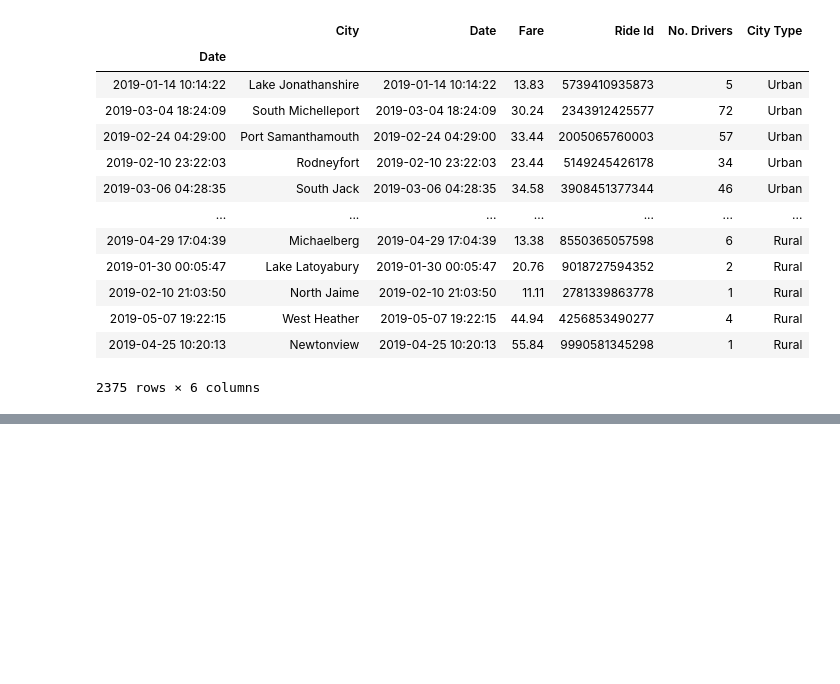
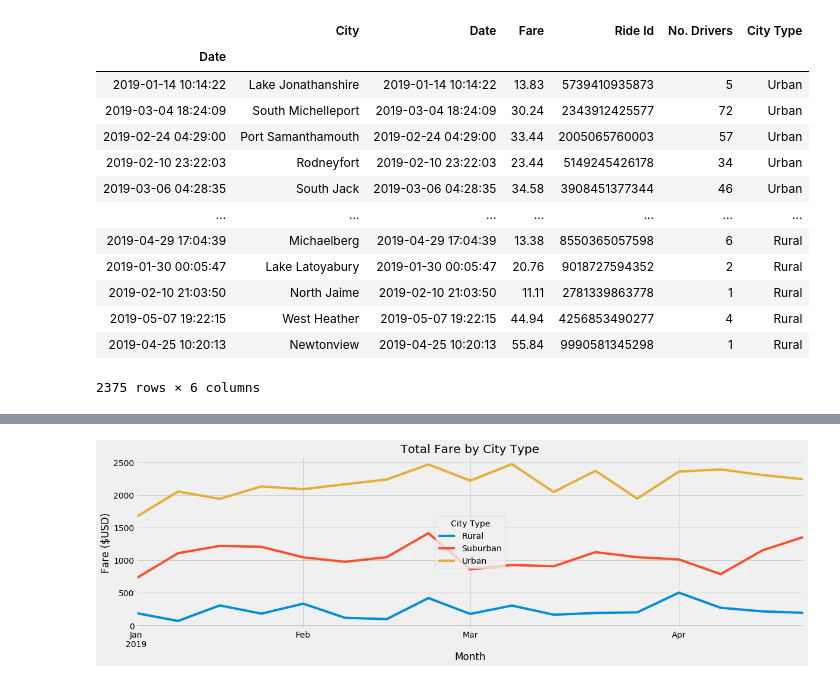
Before and after one commit to jmerkel/Driver-Fares_MatPlotLib-Practice, a Jupyter notebook: PyBer Analysis.ipynb, the cells around one changed output, grey strips where cells are left out. Drawn from its saved outputs; the diff is of its cells as text; code cells hidden in the pictures; blank space fills up the shorter version.

```diff
--- a/PyBer Analysis.ipynb
+++ b/PyBer Analysis.ipynb
@@ -187,0 +230,4 @@ AttributeError: 'DataFrame' object has no attribute 'to_datetime'
+# %%
+fareSumDF = pd.DataFrame(fareSumSeries)
+fareSumDF.reset_index(inplace = True)
+fareSumDF
@@ -187,0 +248,7 @@ AttributeError: 'DataFrame' object has no attribute 'to_datetime'
+# %%
+#10Create Pivot Table
+#Create a pivot table DataFrame with the Date as the index and columns = 'City Type'
+#with the Fare for each Date in each row.
+#Note: There will be NaNs in some rows, which will be taken care of when you sum based on the date.
+table = pd.pivot_table(fareSumDF, values="Fare", index=["Date"], columns=["City Type"])
+table
@@ -187,0 +270,4 @@ AttributeError: 'DataFrame' object has no attribute 'to_datetime'
+# %%
+table2 = table.loc['2019-01-01':'2019-04-28',:]
+table2
+#pyberData_DateDF = pyberDataDF.loc[:,["Date", "City Type", "Fare"]].copy()
@@ -187,0 +289,4 @@ AttributeError: 'DataFrame' object has no attribute 'to_datetime'
+# %%
+# Resample - W = Week
+table3DF = table2.resample("W").sum()
+table3DF
@@ -187,0 +313,14 @@ AttributeError: 'DataFrame' object has no attribute 'to_datetime'
+# %%
+# Create & Format Data
+import matplotlib as matplot
+import matplotlib.pyplot as plt
+
+plt.style.use('fivethirtyeight')
+table3DF.plot(title = "Total Fare by City Type",
+             figsize = (18, 5))
+plt.xlabel("Month")
+plt.ylabel("Fare ($USD)")
+plt.savefig("analysis/TotalFare_CityType.png")
+plt.show()
+# %% [output]
+[figure, added]
```
Also changed, not shown: parts of 8 cells of this notebook, 2 other files.
